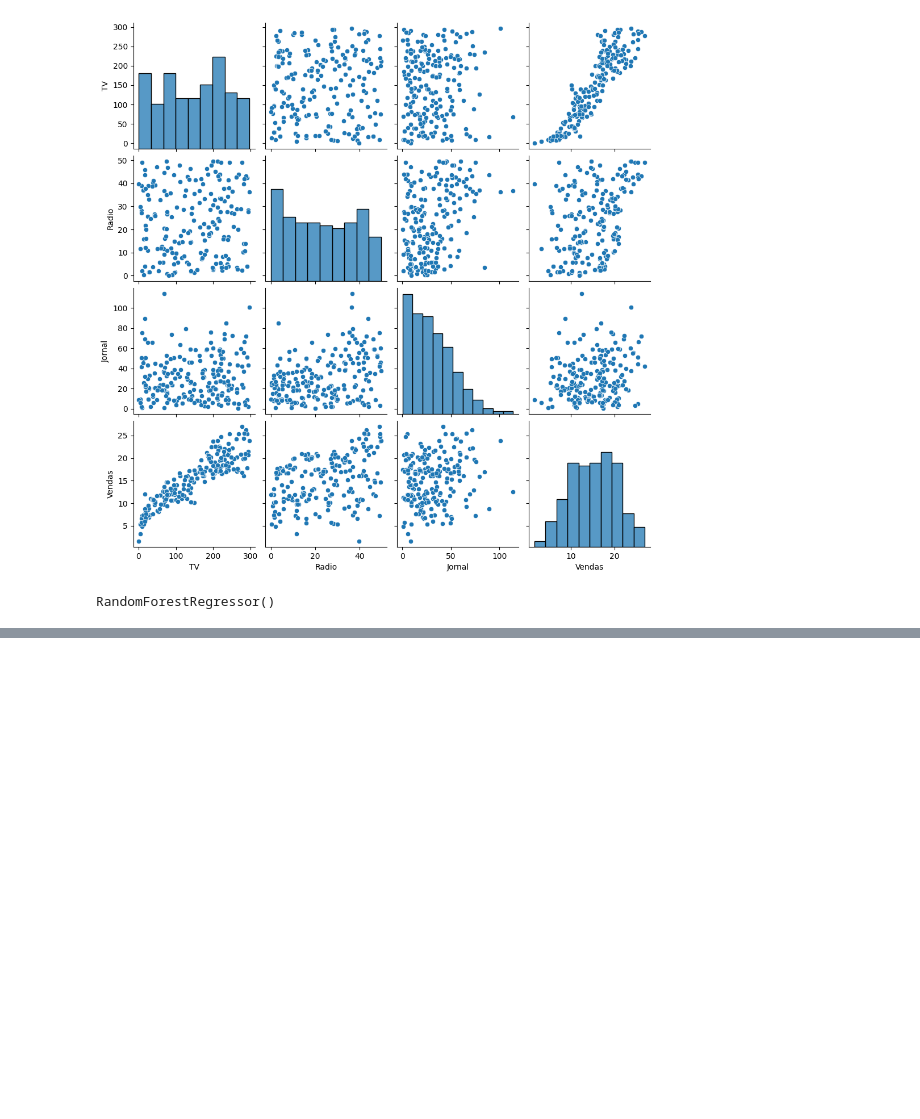
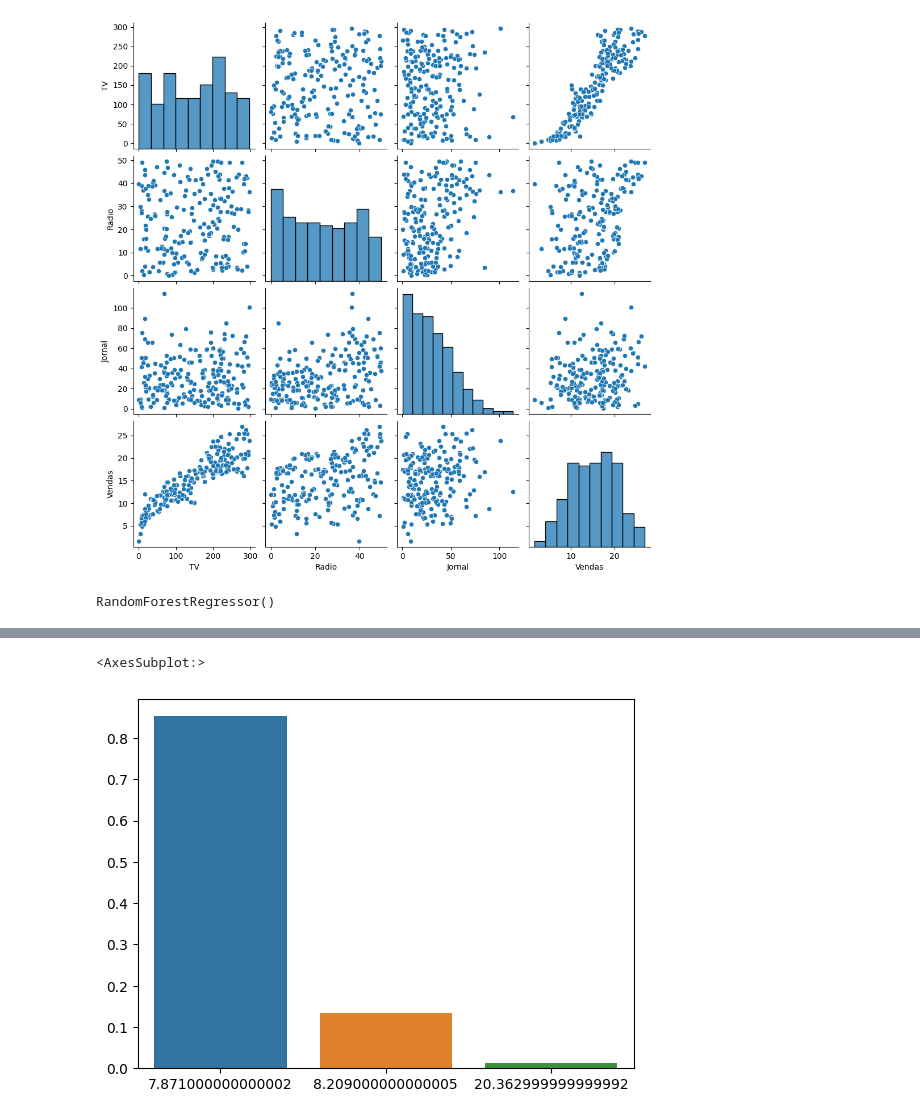
Before and after one commit to Marlon-Santiago/Provis-o_de_Vendas, a Jupyter notebook: Previsao_Vendas.ipynb, the cells around one changed output, grey strips where cells are left out. Drawn from its saved outputs; the diff is of its cells as text; code cells hidden in the pictures; blank space fills up the shorter version.

```diff
--- a/Previsao_Vendas.ipynb
+++ b/Previsao_Vendas.ipynb
@@ -50,0 +80,5 @@ print(f' A regreção linear é de {metrics.r2_score(y_teste, previsao_regreçao
+# %%
+sns.barplot(x = previsao, y = modelo_randonforest.feature_importances_ )
+# %% [output]
+<AxesSubplot:>
+[figure, added]
```
Also changed, not shown: parts of 5 cells of this notebook, 1 other file.
